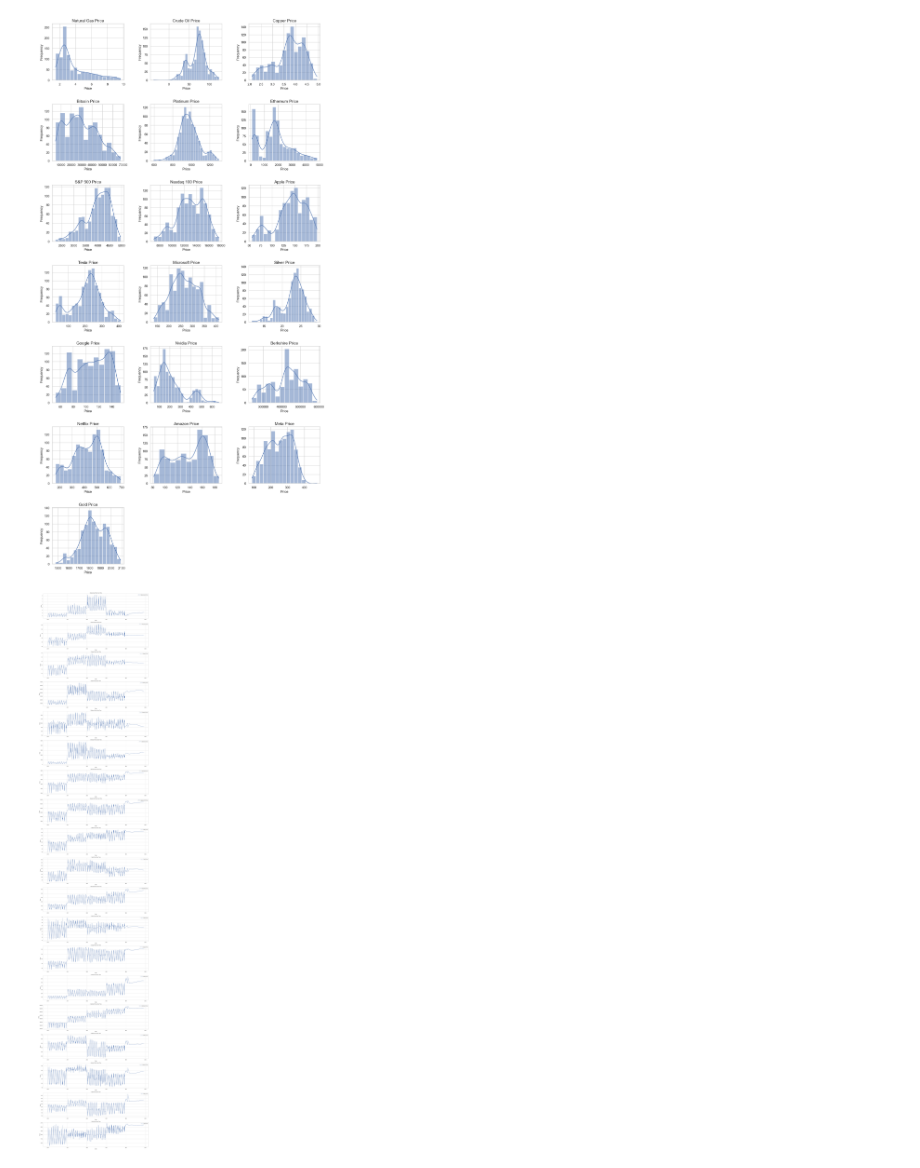
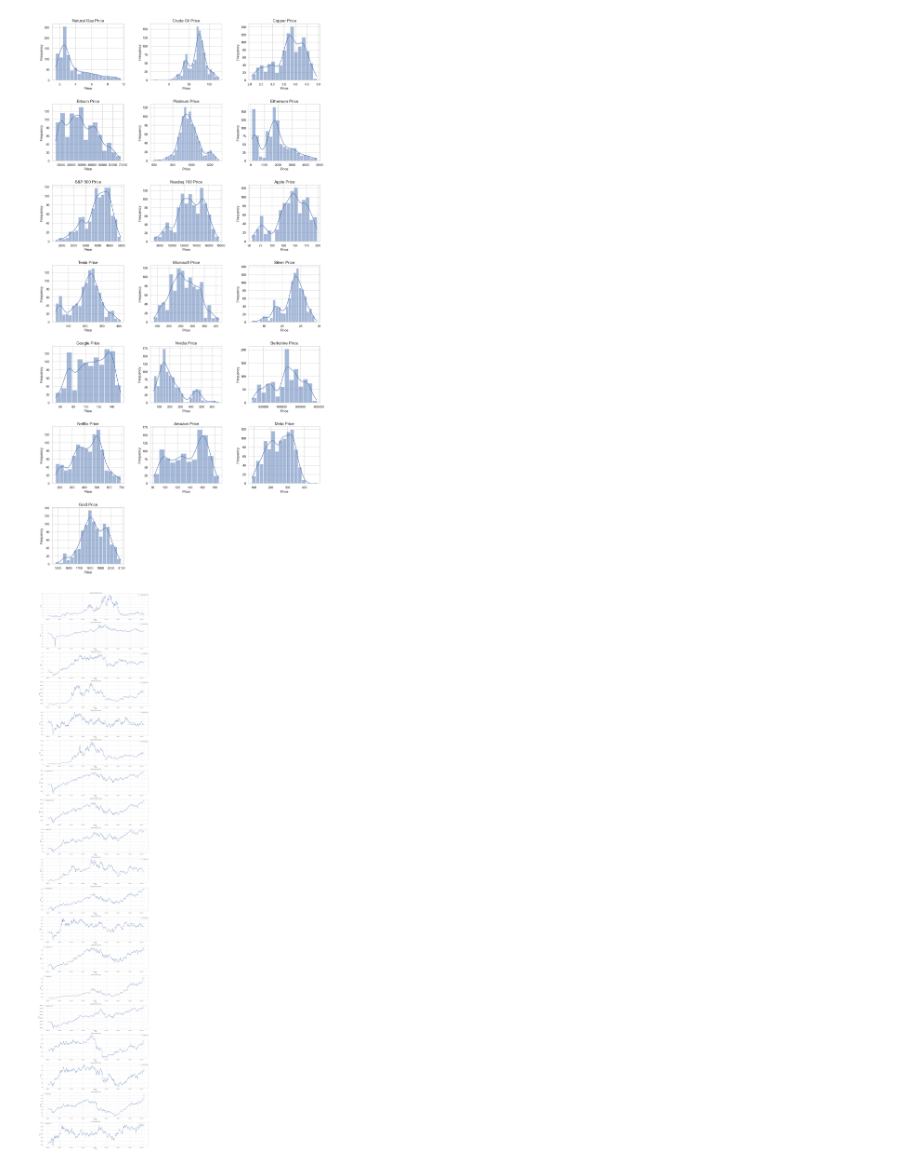
Before and after one commit to MATBckh22/MATB-STUDIOS, a Jupyter notebook: Stock Market.ipynb, the cells around one changed output. Cells and saved outputs as stored; diff of their text form; code cells hidden in the pictures.

```diff
--- a/Stock Market.ipynb
+++ b/Stock Market.ipynb
@@ -264,24 +264,35 @@ fig.savefig("stock prices")
 # %%
 import matplotlib.pyplot as plt
 import seaborn as sns
 
-stocks_updated['Date'] = pd.to_datetime(stocks_updated['Date'], errors='coerce')
+data = stocks_updated["Date"]
 
-# Sorting data by date to ensure correct trend visualization
-new_data_sorted = stocks_updated.sort_values('Date')
+# Define a function to handle different date formats
+def parse_date(date_str):
+  try:
+    # Try parsing with format "%m/%d/%Y" (DD-MM-YYYY)
+    return pd.to_datetime(date_str, format="%d/%m/%Y")
+  except ValueError:
+    # If parsing fails, try format "%d-%m-%Y" (DD-MM-YYYY)
+    return pd.to_datetime(date_str, format="%d-%m-%Y")
+
+# Parse the dates using the function
+result = pd.to_datetime([parse_date(date) for date in data])
+
+stocks_updated["Date"] = result
 
 # Plotting price trends over time
 plt.figure(figsize=(20, 100))
 
 for i, col in enumerate(price_columns_new):
     plt.subplot(len(price_columns_new), 1, i+1)
-    plt.plot(new_data_sorted['Date'], new_data_sorted[col], label=col)
+    plt.plot(stocks_updated['Date'], stocks_updated[col], label=col)
     plt.title(f'{col.replace("_", " ")} Over Time')
     plt.xlabel('Date')
     plt.ylabel('Price')
     plt.legend()
 
 plt.tight_layout()
 plt.show()
 # %% [output]
-[figure, old version]
+[figure, new version]
```
Also changed, not shown: parts of 4 cells of this notebook, 3 other files.
